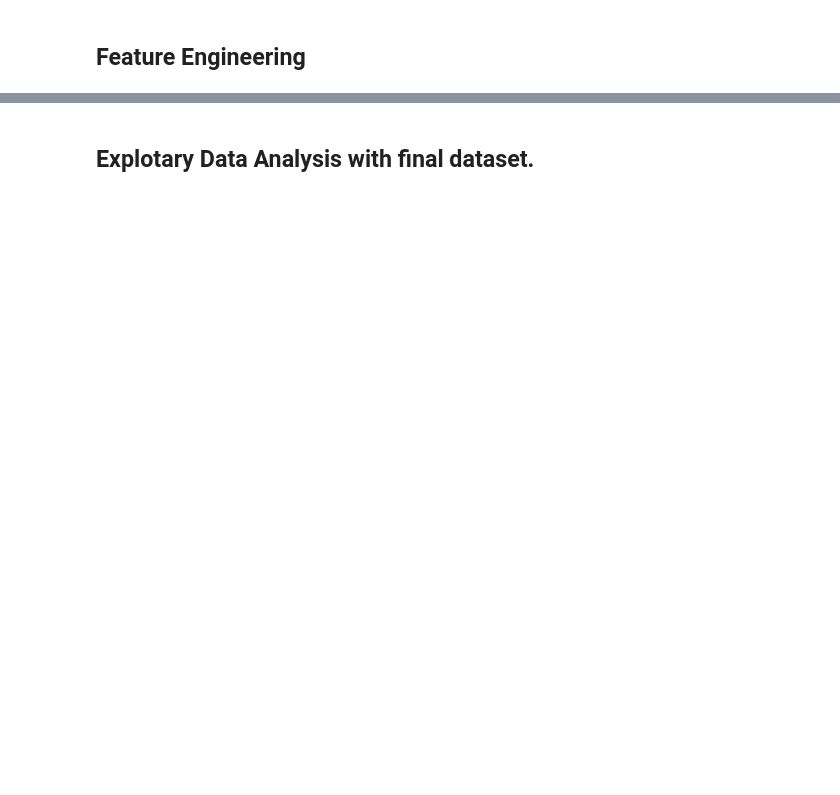
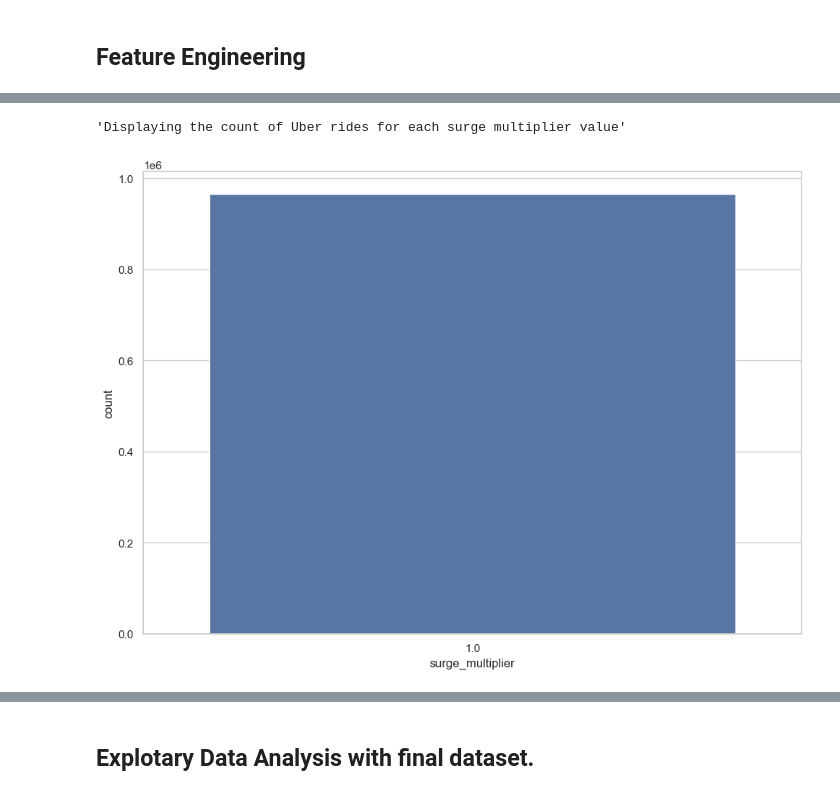
Before and after one commit to mascarenhasneil/UberPricePrediction, a Jupyter notebook: UberPricePrediction-Notebook.ipynb, the cells around one changed output, grey strips where cells are left out. Saved outputs shown, nothing was run; the diff lists cells and outputs as text; code cells hidden in the pictures; blank space fills up the shorter version.

```diff
--- a/UberPricePrediction-Notebook.ipynb
+++ b/UberPricePrediction-Notebook.ipynb
@@ -352,0 +373,9 @@ UberWeather.groupby('cab_type').count()
+# %%
+display("Displaying the count of Uber rides for each surge multiplier value")
+
+# Plot a countplot of the 'surge_multiplier' column to show how many rides occurred at each multiplier
+ax = sns.countplot(data=UberWeather, x='surge_multiplier')
+plt.show()
+# %% [output]
+'Displaying the count of Uber rides for each surge multiplier value'
+[figure, added]
```
Also changed, not shown: parts of 125 cells of this notebook.
